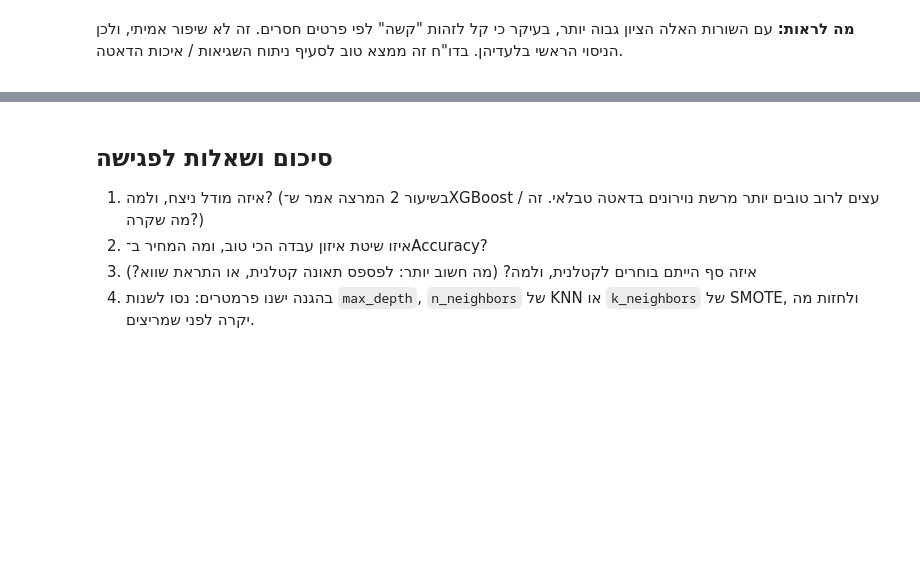
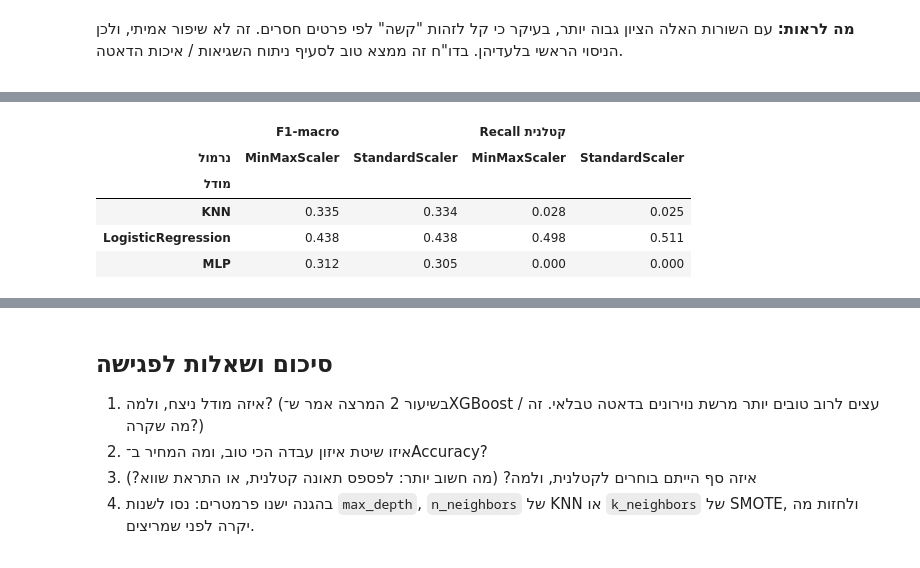
Before and after one commit to Maya171201/road-accidents-severity, a Jupyter notebook: notebooks/02_classification.ipynb, the cells around one changed output, grey strips where cells are left out. Drawn from its saved outputs; the diff is of its cells as text; code cells hidden in the pictures; blank space fills up the shorter version.

```diff
--- a/notebooks/02_classification.ipynb
+++ b/notebooks/02_classification.ipynb
@@ -485,0 +497,26 @@ pd.DataFrame(art_rows).round(3)
+# %%
+### CODE BY CLAUDE ###
+SCALER_HE = {"minmax": "MinMaxScaler", "standard": "StandardScaler"}
+SENSITIVE = {"LogisticRegression": "class_weight", "KNN": "none", "MLP": "none"}
+
+def make_pipeline_with(prep, model, extra_steps=()):
+    return Pipeline([("prep", prep), *extra_steps, ("clf", model)])
+
+rows5 = []
+for scaler in ["minmax", "standard"]:
+    for name, balance in SENSITIVE.items():
+        pipe = make_pipeline_with(build_preprocessor(scaler), make_models(balance)[name])
+        res = cross_validate(pipe, X_train, y_train, cv=CV, scoring=SCORING, n_jobs=1)
+        rows5.append({"נרמול": SCALER_HE[scaler], "מודל": name,
+                      **{COLS_HE[m]: res[f"test_{m}"].mean() for m in SCORING}})
+scaling = pd.DataFrame(rows5).round(3)
+scaling.to_csv(FIGURES / "experiment5_scaling.csv", index=False, encoding="utf-8-sig")
+scaling.pivot(index="מודל", columns="נרמול", values=["F1-macro", "Recall קטלנית"])
+####
+# %% [output]
+|  | F1-macro |  | Recall קטלנית |  |
+| נרמול | MinMaxScaler | StandardScaler | MinMaxScaler | StandardScaler |
+| מודל |  |  |  |  |
+| KNN | 0.335 | 0.334 | 0.028 | 0.025 |
+| LogisticRegression | 0.438 | 0.438 | 0.498 | 0.511 |
+| MLP | 0.312 | 0.305 | 0.000 | 0.000 |
```
Also changed, not shown: parts of 20 cells of this notebook, 12 other files.
